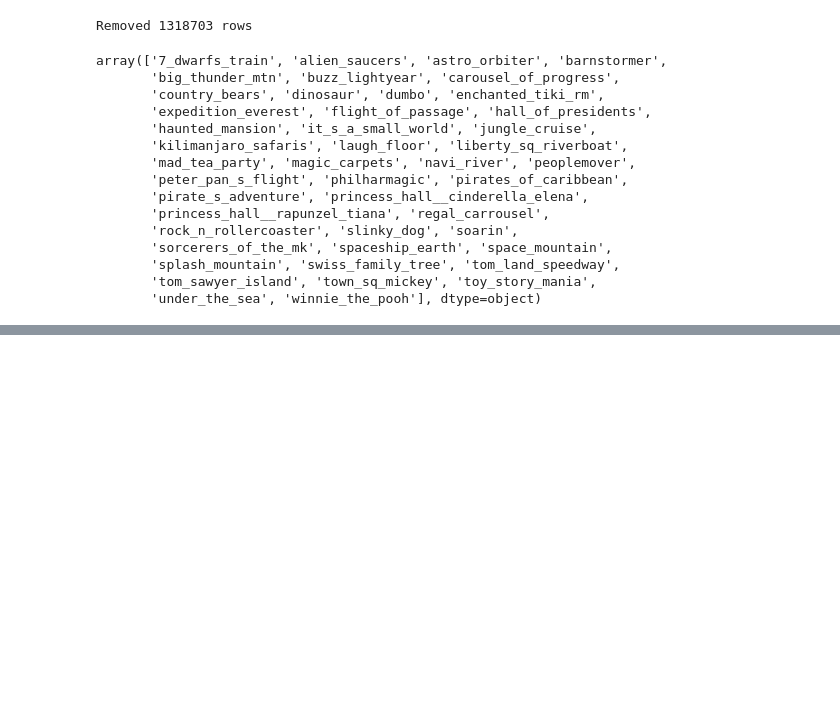
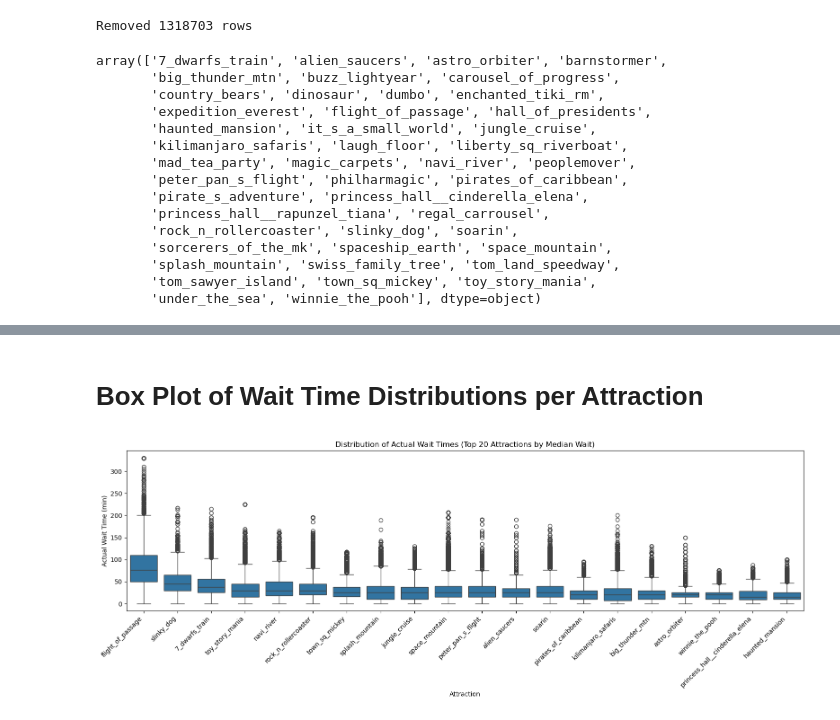
Before and after one commit to Isabel360/Disney, a Jupyter notebook: ifeyinwa.ipynb, the cells around one changed output, grey strips where cells are left out. Cells and saved outputs as stored; diff of their text form; code cells hidden in the pictures; blank space fills up the shorter version.

```diff
--- a/ifeyinwa.ipynb
+++ b/ifeyinwa.ipynb
@@ -1032,0 +254,44 @@ NameError: name 'df_waiting_time' is not defined
+# %% [markdown]
+# Box Plot of Wait Time Distributions per Attraction
+# %%
+# Optional: sort attractions by median wait time
+import matplotlib.pyplot as plt
+import seaborn as sns
+
+# Step 1: Get top 20 attractions by median actual wait time
+top20_median = (
+    df_netjes_itp.groupby('attraction')['SACTMIN_filled']
+    .median()
+    .sort_values(ascending=False)
+    .head(20)
+    .index
+)
+
+# Step 2: Filter original data for only top 20 attractions
+filtered_df = df_netjes_itp[df_netjes_itp['attraction'].isin(top20_median)]
+
+# Step 3: Sort those top 20 for boxplot ordering
+ordered = (
+    filtered_df.groupby('attraction')['SACTMIN_filled']
+    .median()
+    .sort_values(ascending=False)
+    .index
+)
+
+# Step 4: Plot
+plt.figure(figsize=(16, 6))
+sns.boxplot(
+    data=filtered_df,
+    x='attraction',
+    y='SACTMIN_filled',
+    order=ordered
+)
+
+plt.xticks(rotation=45, ha='right')
+plt.title("Distribution of Actual Wait Times (Top 20 Attractions by Median Wait)")
+plt.ylabel("Actual Wait Time (min)")
+plt.xlabel("Attraction")
+plt.tight_layout()
+plt.show()
+# %% [output]
+[figure, added]
```
Also changed, not shown: parts of 134 cells of this notebook, 1 other file.
